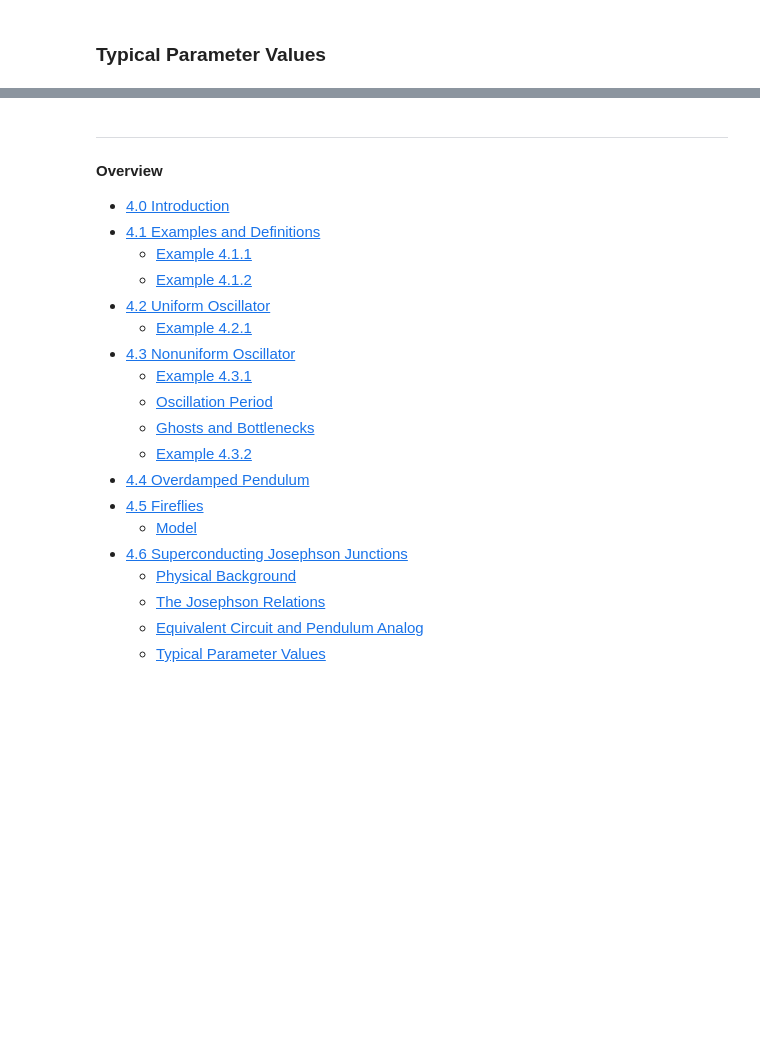
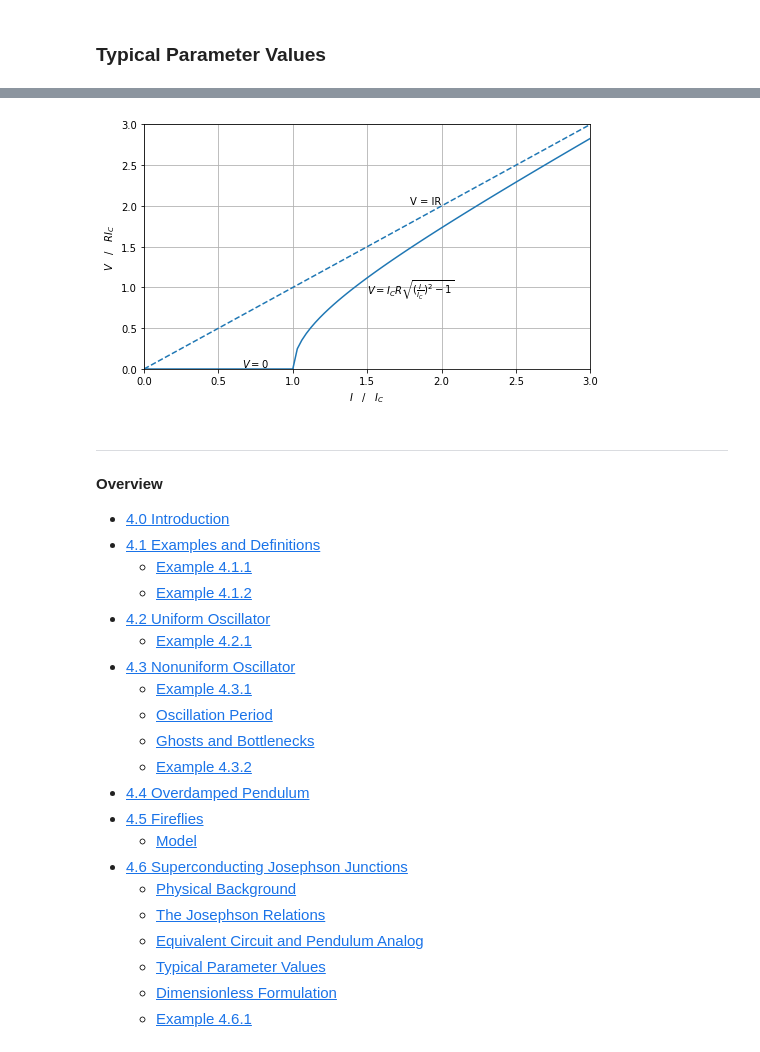
Before and after one commit to shumez/NLDC, a Jupyter notebook: c04/note.ipynb, the cells around one changed output, grey strips where cells are left out. Cells and saved outputs as stored; diff of their text form; code cells hidden in the pictures; blank space fills up the shorter version.

Commit message:
#Example-4.6.1

```diff
--- a/c04/note.ipynb
+++ b/c04/note.ipynb
@@ -842,3 +960,34 @@ mL^2\ddot{\theta} + b\dot{\theta} + mgL\sin\phi = \Gamma
+# %%
+# constant
+I_C, R = 1, 1
+
+def V(I):
+    y = I_C * R * np.sqrt((I/I_C)**2 - 1)
+    return y
+
+plt.figure(figsize=(8, 4.5))
+
+I = np.linspace(0, 1, 3)
+plt.plot(I, np.repeat(0, 3), c=c[0], linestyle=l[0])
+plt.text(0.75, 0, r'$V = 0$', horizontalalignment='center', verticalalignment='bottom')
+
+I = np.linspace(1, 4, 100)
+plt.plot(I/I_C, V(I)/(R*I_C), c=c[0], linestyle=l[0])
+plt.text(1.5, V(1.5)/(R*I_C), r'$V = I_CR \sqrt{( \frac{I}{I_C} )^2 - 1}$',
+         horizontalalignment='left', verticalalignment='top')
+
+I = np.linspace(0, 4, 100)
+plt.plot(I/I_C, I/I_C, c=c[0], linestyle=l[1])
+plt.text(2, 2, r'V = IR', horizontalalignment='right', verticalalignment='bottom')
+
+plt.xlim(0, 3)
+plt.ylim(0, 3)
+plt.xlabel(r'$I \quad / \quad I_C$')
+plt.ylabel(r'$V \quad / \quad RI_C$')
+plt.grid(True)
+plt.show()
+# %% [output]
+[figure, added]
 # %% [markdown]
 ---
 **Overview**
@@ -862,3 +1011,5 @@ mL^2\ddot{\theta} + b\dot{\theta} + mgL\sin\phi = \Gamma
     - [The Josephson Relations](#The-Josephson-Relations)
     - [Equivalent Circuit and Pendulum Analog](#Equivalent-Circuit-and-Pendulum-Analog)
     - [Typical Parameter Values](#Typical-Parameter-Values)
+    - [Dimensionless Formulation](#Dimensionless-Formulation)
+    - [Example 4.6.1](#Example-4.6.1)
```
Also changed, not shown: parts of 5 cells of this notebook.
